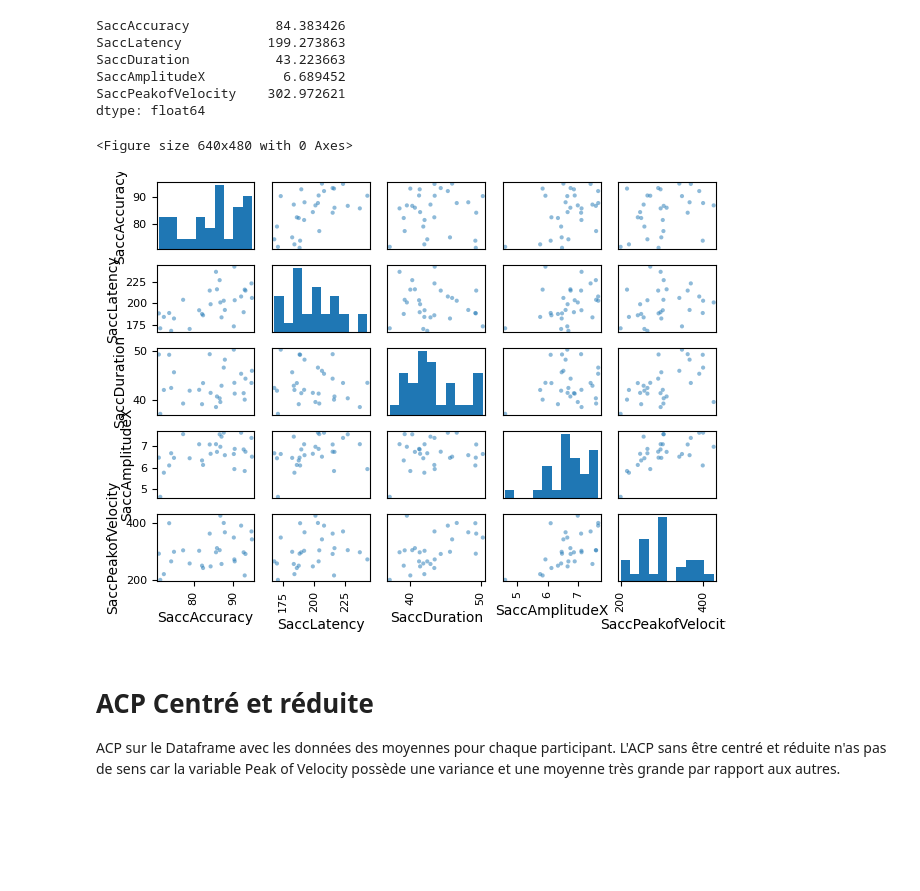
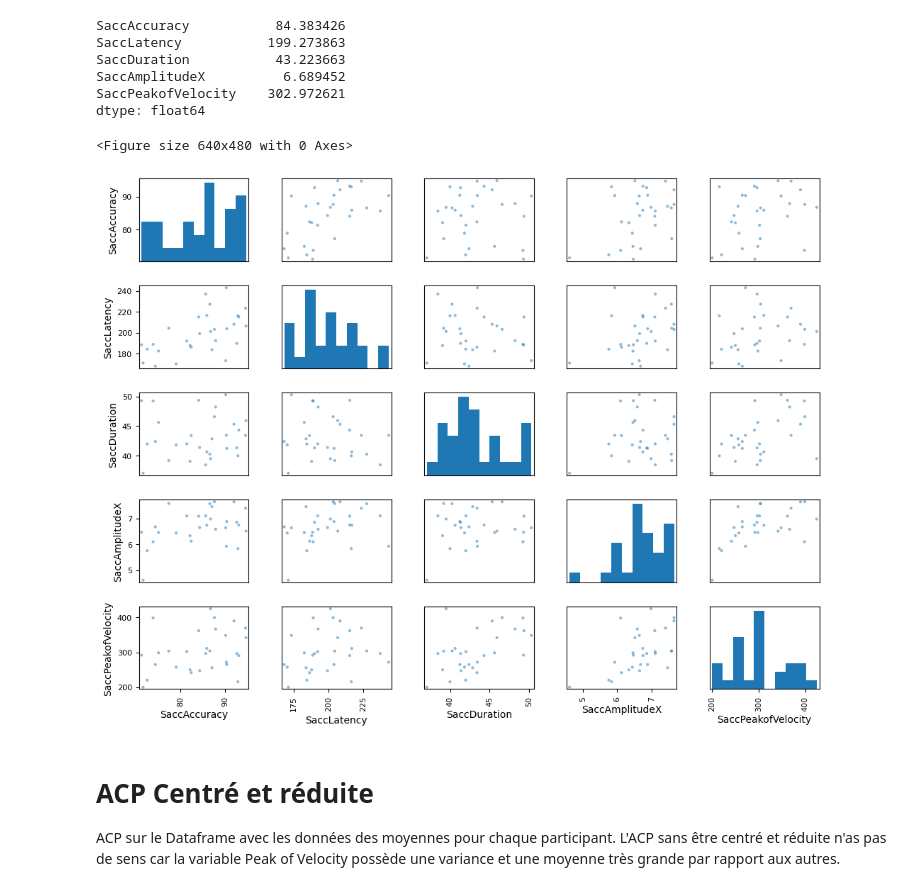
Before and after one commit to YalpLeYak/Mini_projet, a Jupyter notebook: COSNAY_DAMAGGIO_ProjetTSD.ipynb, the cells around one changed output. Saved outputs shown, nothing was run; the diff lists cells and outputs as text; code cells hidden in the pictures; blank space fills up the shorter version.

```diff
--- a/COSNAY_DAMAGGIO_ProjetTSD.ipynb
+++ b/COSNAY_DAMAGGIO_ProjetTSD.ipynb
@@ -134,11 +152,17 @@ dtype: float64
 # %%
 plt.figure()
 pd.plotting.scatter_matrix(Xdf.iloc[:])
 plt.tight_layout()
+plt.subplots_adjust(left=0,
+					bottom=0,
+					right=1.5,
+					top=1.5,
+					wspace=0.3,
+					hspace=0.3)
 plt.show()
 # %% [output]
 <Figure size 640x480 with 0 Axes>
-[figure, old version]
+[figure, new version]
 # %% [markdown]
 # ACP Centré et réduite
 ACP sur le Dataframe avec les données des moyennes pour chaque participant. L'ACP sans être centré et réduite n'as pas de sens car la variable Peak of Velocity possède une variance et une moyenne très grande par rapport aux autres.
```
Also changed, not shown: parts of 28 cells of this notebook.
